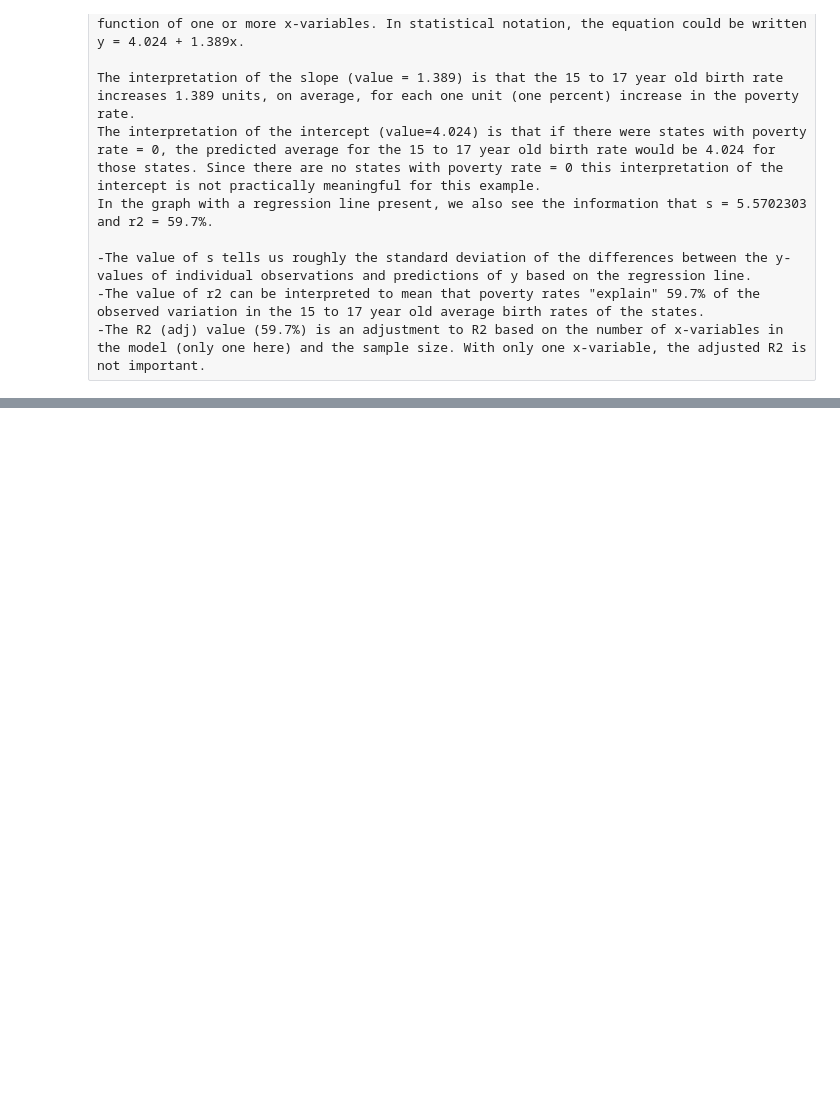
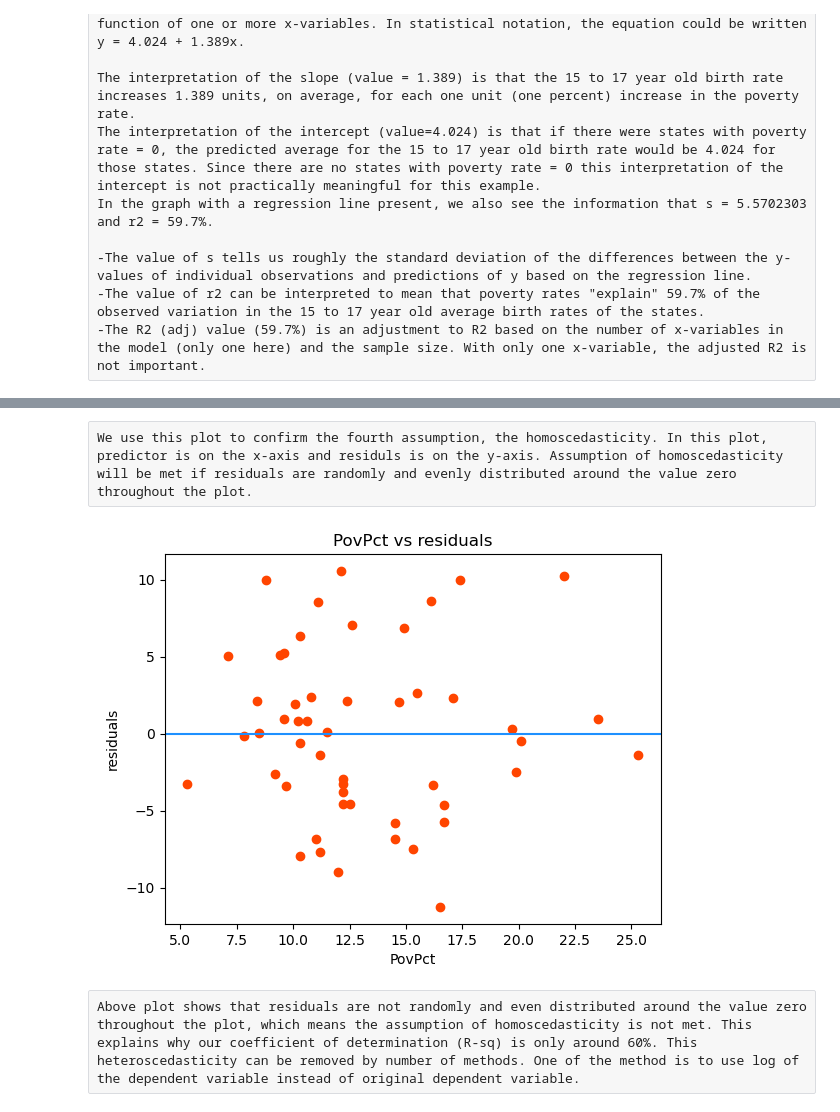
Before and after one commit to codes-at-elm/simple_linear_regression, a Jupyter notebook: simple_linear_regression.ipynb, the cells around one changed output, grey strips where cells are left out. Drawn from its saved outputs; the diff is of its cells as text; code cells hidden in the pictures; blank space fills up the shorter version.

```diff
--- a/simple_linear_regression.ipynb
+++ b/simple_linear_regression.ipynb
@@ -222,0 +258,13 @@ In the graph with a regression line present, we also see the information that s
+# %% [raw]
+We use this plot to confirm the fourth assumption, the homoscedasticity. In this plot, predictor is on the x-axis and residuls is on the y-axis. Assumption of homoscedasticity will be met if residuals are randomly and evenly distributed around the value zero throughout the plot.
+# %%
+plt.scatter(X, residuals, c='orangered')
+plt.axhline(y=0, color="dodgerblue")
+plt.xlabel('PovPct')
+plt.ylabel('residuals')
+plt.title('PovPct vs residuals')
+plt.show()
+# %% [output]
+[figure, added]
+# %% [raw]
+Above plot shows that residuals are not randomly and even distributed around the value zero throughout the plot, which means the assumption of homoscedasticity is not met. This explains why our coefficient of determination (R-sq) is only around 60%. This heteroscedasticity can be removed by number of methods. One of the method is to use log of the dependent variable instead of original dependent variable.
```
Also changed, not shown: parts of 10 cells of this notebook.
